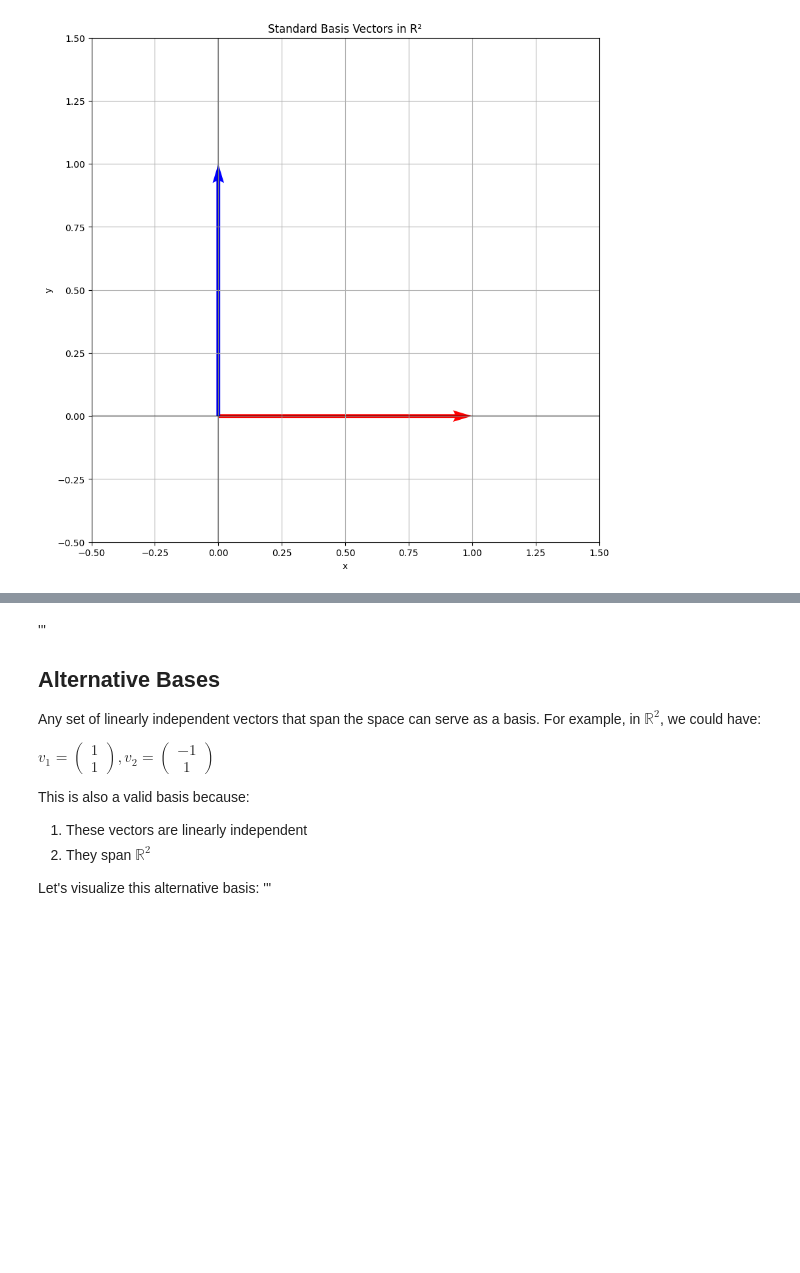
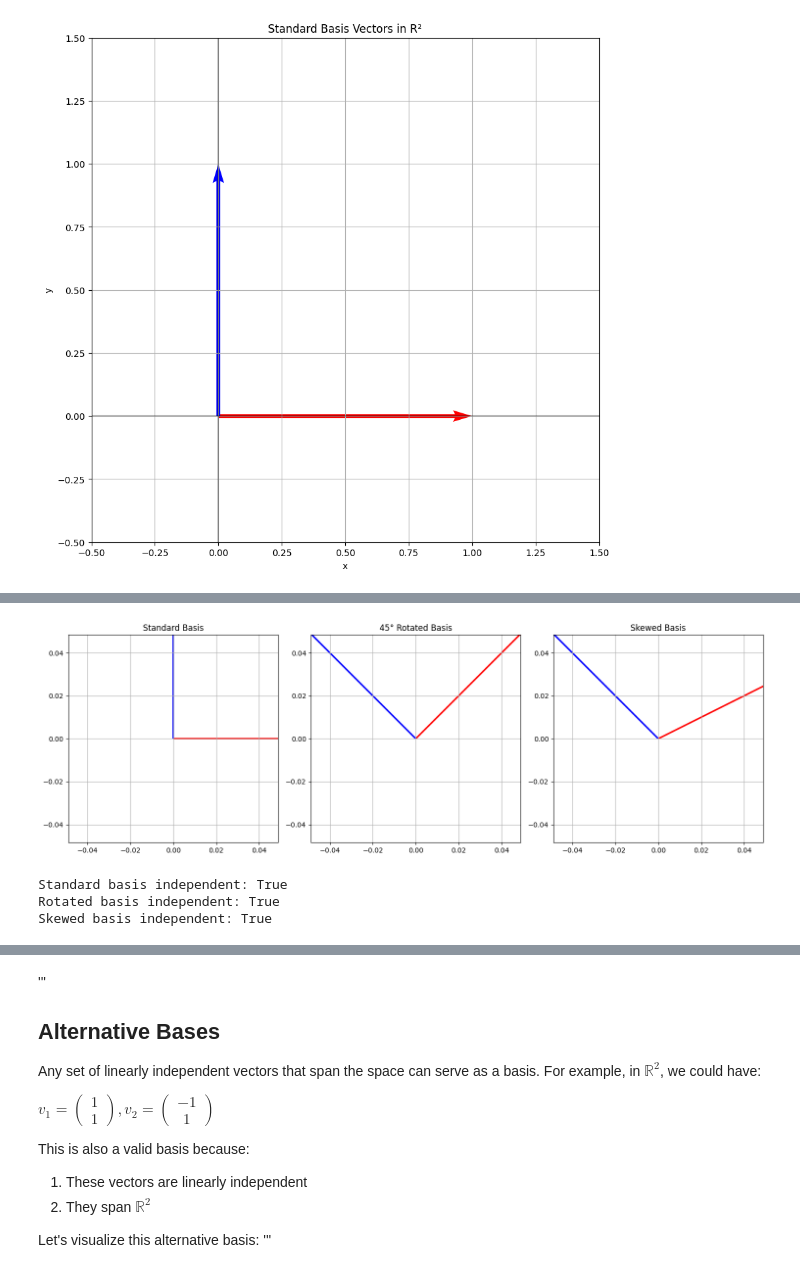
Before and after one commit to RobGhys/mi, a Jupyter notebook: notebooks/1_maths/1_core_maths.ipynb, the cells around one changed output, grey strips where cells are left out. Cells and saved outputs as stored; diff of their text form; code cells hidden in the pictures; blank space fills up the shorter version.

```diff
--- a/notebooks/1_maths/1_core_maths.ipynb
+++ b/notebooks/1_maths/1_core_maths.ipynb
@@ -59,0 +163,47 @@ plt.show()
+# %%
+def demonstrate_dimension():
+    # Create different bases for R²
+    basis1 = np.array([[1, 0], [0, 1]])  # Standard basis
+    basis2 = np.array([[1, 1], [-1, 1]])  # Another basis
+    basis3 = np.array([[2, 1], [-1, 1]])  # Another basis
+
+    # Function to check if vectors are linearly independent
+    def is_independent(vectors):
+        return np.linalg.matrix_rank(vectors) == len(vectors)
+
+    # Function to visualize basis vectors
+    def plot_basis(basis, title):
+        plt.quiver([0, 0], [0, 0], basis[:, 0], basis[:, 1],
+                  angles='xy', scale_units='xy', scale=1, color=['r', 'b'])
+        plt.xlim(-2, 2)
+        plt.ylim(-2, 2)
+        plt.grid(True)
+        plt.title(title)
+        plt.axis('equal')
+
+    # Plot different bases
+    plt.figure(figsize=(15, 5))
+
+    plt.subplot(131)
+    plot_basis(basis1, 'Standard Basis')
+
+    plt.subplot(132)
+    plot_basis(basis2, '45° Rotated Basis')
+
+    plt.subplot(133)
+    plot_basis(basis3, 'Skewed Basis')
+
+    plt.tight_layout()
+    plt.show()
+
+    # Print independence information
+    print(f"Standard basis independent: {is_independent(basis1)}")
+    print(f"Rotated basis independent: {is_independent(basis2)}")
+    print(f"Skewed basis independent: {is_independent(basis3)}")
+
+demonstrate_dimension()
+# %% [output]
+[figure, added]
+Standard basis independent: True
+Rotated basis independent: True
+Skewed basis independent: True
```
Also changed, not shown: parts of 7 cells of this notebook, 1 other file.
